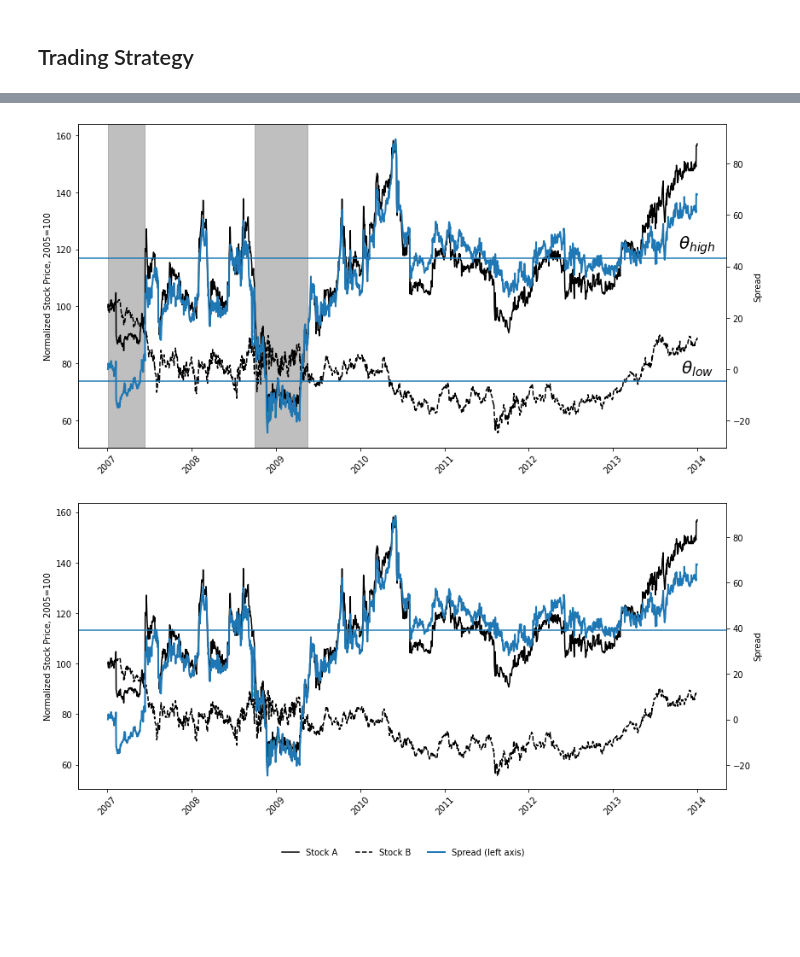
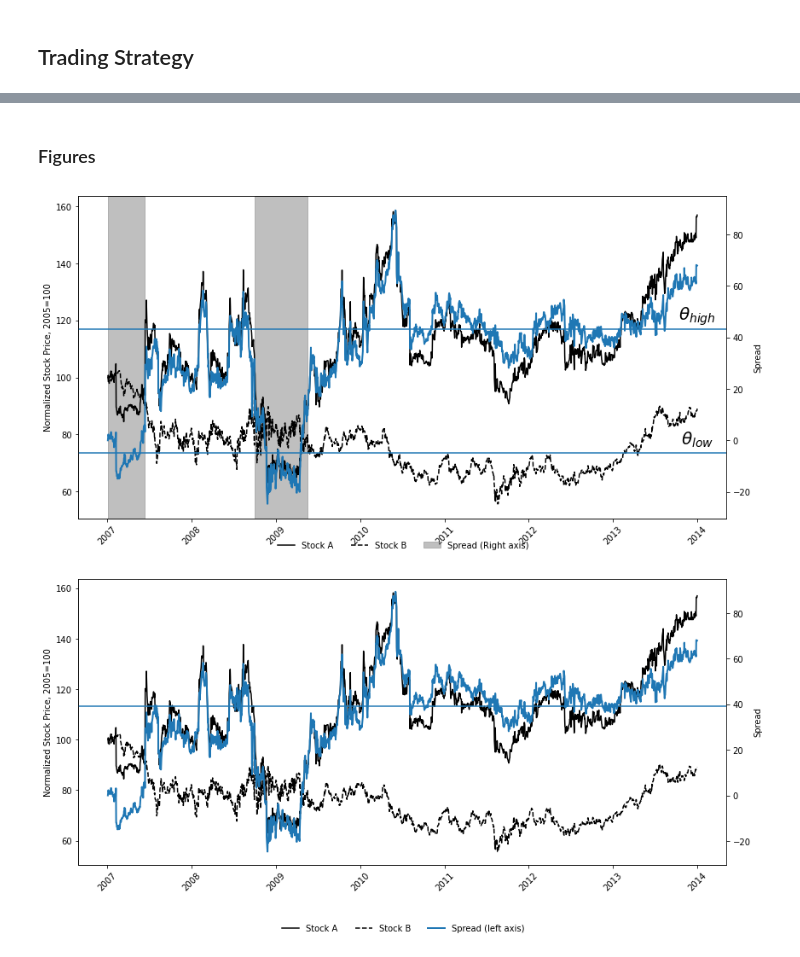
Before and after one commit to Fin-san/TopicsInFinancialEconometrics2022, a Jupyter notebook: main.ipynb, the cells around one changed output, grey strips where cells are left out. Cells and saved outputs as stored; diff of their text form; code cells hidden in the pictures; blank space fills up the shorter version.

```diff
--- a/main.ipynb
+++ b/main.ipynb
@@ -19,8 +22,7 @@ from matplotlib.dates import date2num
 # %%
 crsp_daily = pd.read_csv('/Users/frederikfindsen/Documents/Økonomi/8. Semester/Seminar/crsp_daily.csv',index_col='date',parse_dates=True)
 factors_ff = pd.read_csv('/Users/frederikfindsen/Documents/Økonomi/8. Semester/Seminar/factors_daily.csv',index_col='date',parse_dates=True)
-crsp_monthly = pd.read_csv("/Users/frederikfindsen/Documents/Økonomi/8. Semester/Seminar/crsp_monthly.csv",index_col='date',parse_dates=True)
-industry = crsp_monthly[['permno','industry']].reset_index().drop_duplicates()
+cointegration_pairs = pd.read_excel("/Users/frederikfindsen/Documents/Økonomi/8. Semester/Seminar/cointegration_pair.xlsx",index_col = 'date', parse_dates = True)
 # %%
 data = crsp_daily.reset_index().pivot(index='date',columns='permno',values='ret_excess').iloc[:,0:1000]
 
@@ -381,5 +638,5 @@ class tradingstrategy:
 # %%
-trading = tradingstrategy(data,factors_ff)
+trading = tradingstrategy(data,factors_ff,cointegration_pairs)
 trading.trade()
 # %% [output]
 Pairs created for date 2011-01-01 00:00:00
@@ -420,3 +654,0 @@ KeyboardInterrupt:
-# %%
-trading.date=pd.to_datetime('2014-01-01')
-trading.create_pairs(20)
@@ -443,3 +730,5 @@ trading.vasicek_pairs
+# %% [markdown]
+### Figures
 # %%
 def simpleaxis(ax):
     ax.spines['top'].set_visible(False)
@@ -467,34 +787,40 @@ fig, axes = plt.subplots(1,figsize=(12,6),facecolor = "white")
 
 ax2 = axes.twinx()
 axes.plot(plot_data[stock1],color="black")
 axes.plot(plot_data[stock2],color="black",linestyle='dashed')
 ax2.plot(spread,linewidth=2)
 
 
 
 axes.axvspan(date2num(datetime(2007,1,3)), date2num(datetime(2007,6,13)), color="grey", alpha=0.5) #Manually located from the low_dates list
 axes.axvspan(date2num(datetime(2008,10,1)), date2num(datetime(2009,5,19)), color="grey", alpha=0.5) #Manually located from the low_dates list
 
 ax2.axhline(theta_high)
 ax2.axhline(theta_low)
 
 ax2.text(date2num(datetime(2014,1,1)), theta_high+5, '$\\theta_{high}$', fontsize=20, va='center', ha='center')
 ax2.text(date2num(datetime(2014,1,1)), theta_low+5, '$\\theta_{low}$', fontsize=20, va='center', ha='center')
 
 
 
 axes.set_ylabel("Normalized Stock Price, 2005=100")
 ax2.set_ylabel('Spread')
 
 axes.tick_params(axis='x', labelrotation = 45)
 axes = simpleaxis(axes)
 
+fig.legend(["Stock A", 'Stock B', 'Spread (Right axis)'],loc="lower center",
+          frameon=False,
+          ncol=3)
+
+
+
 fig.subplots_adjust(bottom=0.02)
 fig.tight_layout()
 
 fig.savefig("spread_vasicek_markov.jpg")
 # %% [output]
-[figure, old version]
+[figure, new version]
 # %%
 stock1 = 11368
 stock2 = 12073
```
Also changed, not shown: parts of 20 cells of this notebook.
